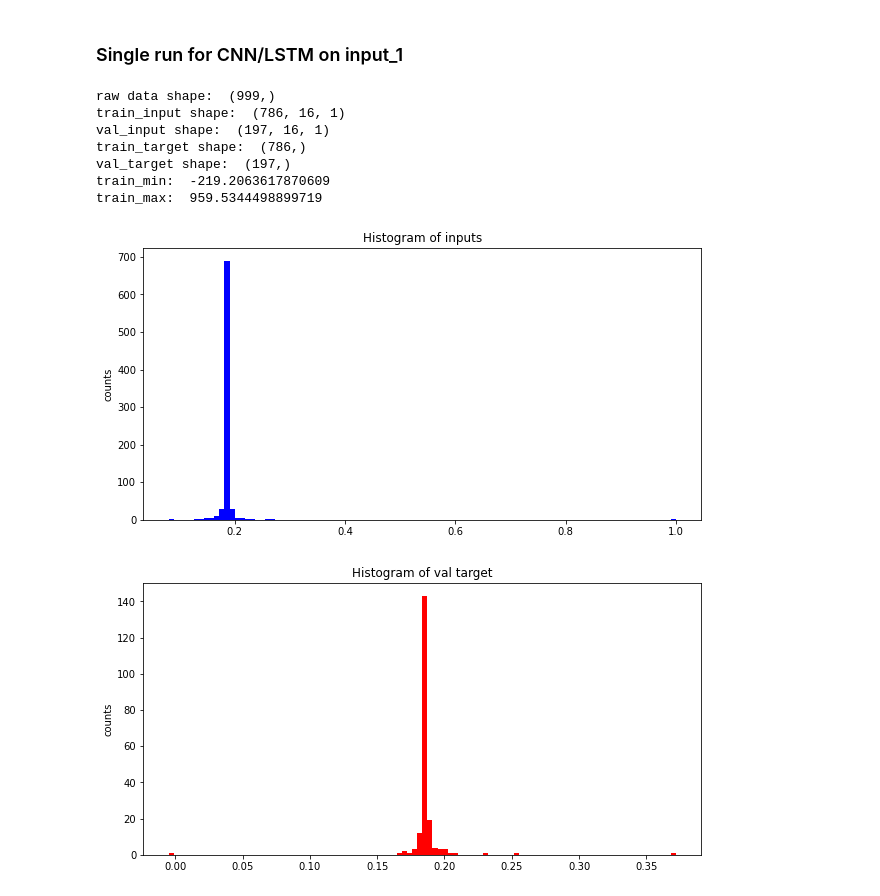
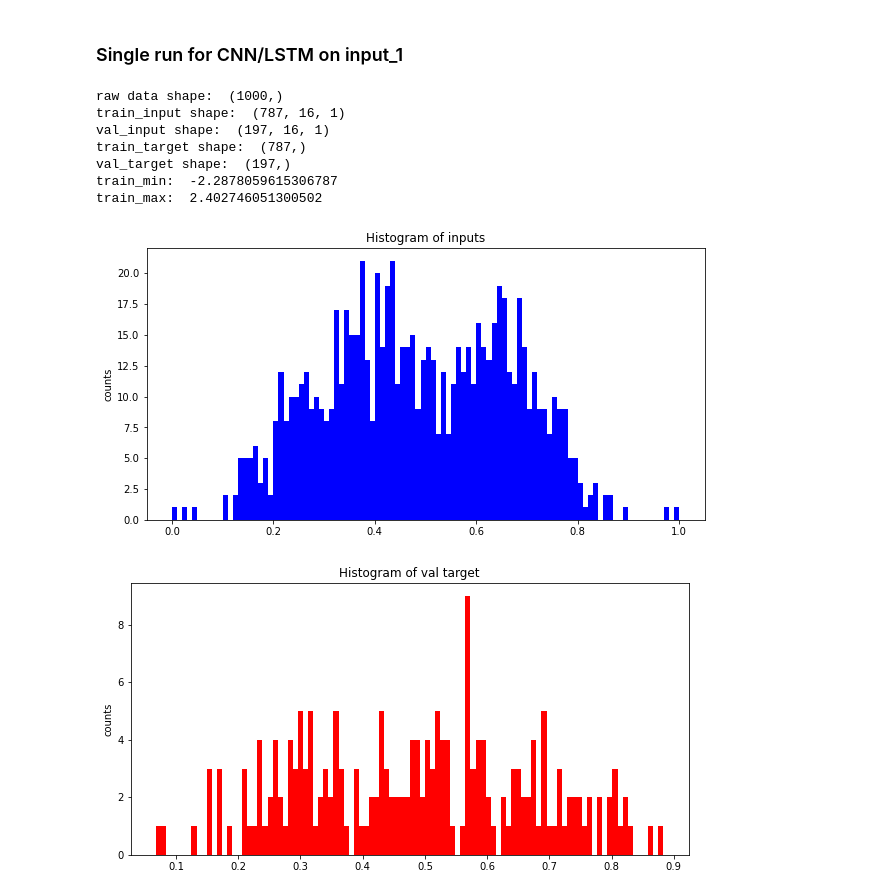
Before and after one commit to MarcoLandtHayen/EchoStateNetworks, a Jupyter notebook: notebooks/ESN_exp02.ipynb, the cells around one changed output. Saved outputs shown, nothing was run; the diff lists cells and outputs as text; code cells hidden in the pictures.

```diff
--- a/notebooks/ESN_exp02.ipynb
+++ b/notebooks/ESN_exp02.ipynb
@@ -264,43 +1387,44 @@ verbose = True
 # Set input and target parameters:
 input_length = 16
 target_length = 1
 time_lag = 0
 train_val_split = 0.8
 
-# Work with scaled rel. change values:
-abs_to_rel_YN = True
+# Work with scaled absolute values:
+abs_to_rel_YN = False
 binary_YN = False
 scaled_YN = True
+abs_values_YN = True
 
 # Create inputs and targets from absolute data
 train_input, val_input, train_target, val_target, train_min, train_max = split_data(input_1,
                                                                                     input_length = input_length,
                                                                                     target_length = target_length,
                                                                                     time_lag=time_lag,
                                                                                     train_val_split=train_val_split,
                                                                                     abs_to_rel_YN=abs_to_rel_YN,
                                                                                     binary_YN=binary_YN,
                                                                                     scaled_YN=scaled_YN,
                                                                                     verbose=verbose)
 
 # check distribution of input values
 nBins = 100
 fig, axes = plt.subplots(1, 1, figsize=(10,5))
 axes.hist(train_input[:,0], nBins, color="blue")
 axes.set_ylabel("counts")
 axes.set_title("Histogram of inputs")
 plt.show()
 # %% [output]
-raw data shape:  (999,)
-train_input shape:  (786, 16, 1)
+raw data shape:  (1000,)
+train_input shape:  (787, 16, 1)
 val_input shape:  (197, 16, 1)
-train_target shape:  (786,)
+train_target shape:  (787,)
 val_target shape:  (197,)
-train_min:  -219.2063617870609
-train_max:  959.5344498899719
+train_min:  -2.2878059615306787
+train_max:  2.402746051300502
-[figure, old version]
+[figure, new version]
 # %%
-# check distribution of val target as scaled rel. change values
+# check distribution of val targets
 nBins = 100
 fig, axes = plt.subplots(1, 1, figsize=(10,5))
 axes.hist(val_target, nBins, color="red")
@@ -308,7 +1432,7 @@ axes.set_ylabel("counts")
 axes.set_title("Histogram of val target")
 plt.show()
 # %% [output]
-[figure, old version]
+[figure, new version]
 # %%
 ### Preparing CNN/LSTM model setup
 
```
Also changed, not shown: parts of 67 cells of this notebook, 2 other files.
